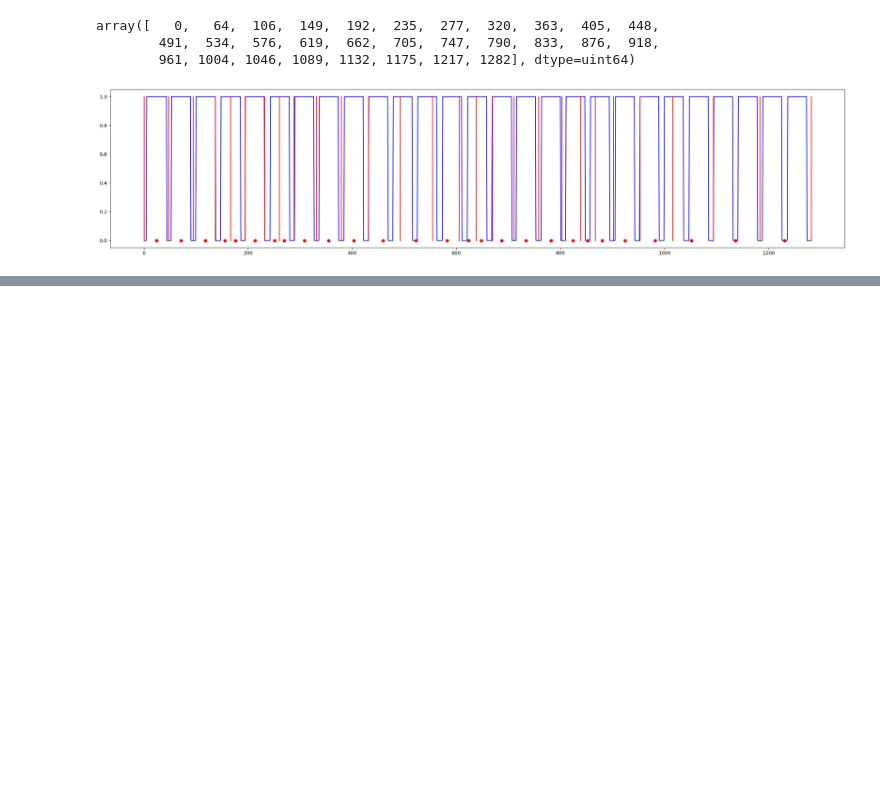
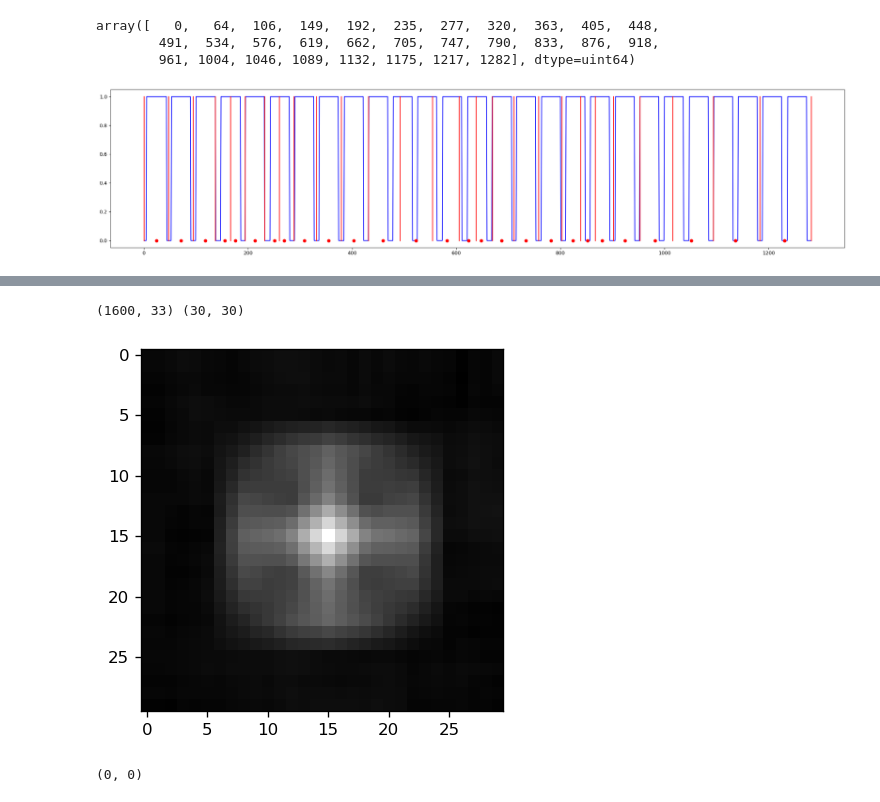
Before and after one commit to Bryantcornwell/CV-auto-grader, a Jupyter notebook: deepak/k-means.ipynb, the cells around one changed output, grey strips where cells are left out. Cells and saved outputs as stored; diff of their text form; code cells hidden in the pictures; blank space fills up the shorter version.

```diff
--- a/deepak/k-means.ipynb
+++ b/deepak/k-means.ipynb
@@ -174,0 +196,15 @@ max_iter=5
+# %%
+
+# kernel1[2:38, 2:38] = 0
+kernel1 = kernel1/np.sum(kernel1)
+pf = cv2.filter2D(src=x, ddepth=-1, kernel=kernel1)
+plt.imshow(pf, cmap='gray')
+
+print(p.shape, pf.shape)
+# %% [output]
+(1600, 33) (30, 30)
+[figure, added]
+# %%
+np.unravel_index(pf.argmax(), pf.shape)
+# %% [output]
+(0, 0)
```
Also changed, not shown: parts of 3 cells of this notebook, 17 other files.
